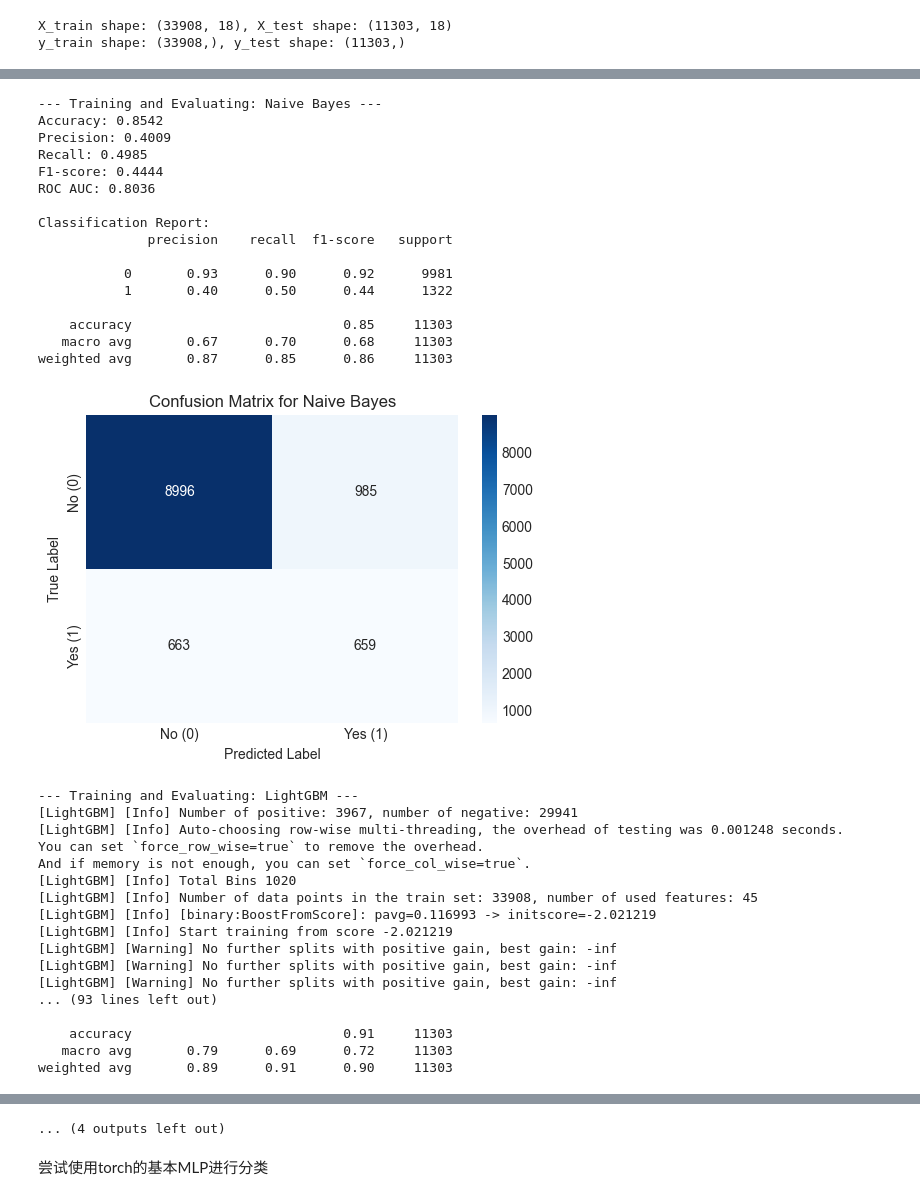
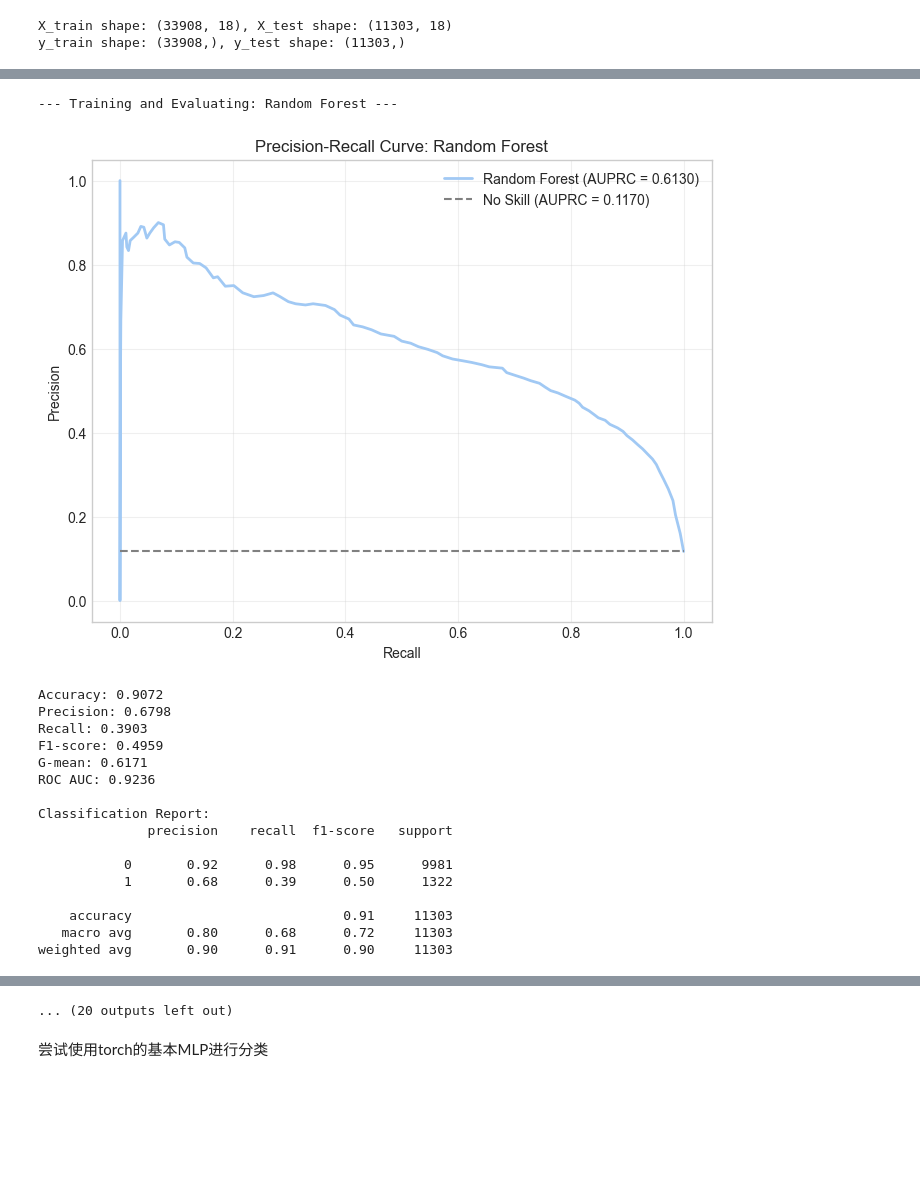
Before and after one commit to VivianOuou/Bank-Telemarketing, a Jupyter notebook: lxh/basline_log_processing.ipynb, the cells around one changed output, grey strips where cells are left out. Saved outputs shown, nothing was run; the diff lists cells and outputs as text; code cells hidden in the pictures; blank space fills up the shorter version.

```diff
--- a/lxh/basline_log_processing.ipynb
+++ b/lxh/basline_log_processing.ipynb
@@ -335,18 +387,31 @@ for model_name, model in models.items():
     recall = recall_score(y_test, y_pred, zero_division=0)
     f1 = f1_score(y_test, y_pred, zero_division=0)
 
+
+    # 添加G-mean评估
+    g_mean = g_mean_score(y_test, y_pred)
+
+    # 添加PR曲线和AUPRC计算
+    auprc = np.nan
+    if y_pred_proba is not None:
+        auprc = plot_pr_curve(y_test, y_pred_proba, model_name)
+
+
     results[model_name] = {
         "Accuracy": accuracy,
         "Precision": precision,
         "Recall": recall,
         "F1-score": f1,
-        "ROC AUC": roc_auc
+        "ROC AUC": roc_auc,
+        "G-mean": g_mean,  # 添加G-mean到结果
+        "AUPRC": auprc     # 添加AUPRC到结果
     }
 
     print(f"Accuracy: {accuracy:.4f}")
     print(f"Precision: {precision:.4f}")
     print(f"Recall: {recall:.4f}")
     print(f"F1-score: {f1:.4f}")
+    print(f"G-mean: {g_mean:.4f}")  # 打印G-mean
     if not np.isnan(roc_auc):
         print(f"ROC AUC: {roc_auc:.4f}")
     else:
@@ -437,34 +472,18 @@ weighted avg       0.89      0.90      0.89     11303
---- Training and Evaluating: Naive Bayes ---
-Accuracy: 0.8542
-Precision: 0.4009
-Recall: 0.4985
-F1-score: 0.4444
-ROC AUC: 0.8036
-
-Classification Report:
-              precision    recall  f1-score   support
-
-           0       0.93      0.90      0.92      9981
-           1       0.40      0.50      0.44      1322
-
-    accuracy                           0.85     11303
-   macro avg       0.67      0.70      0.68     11303
-weighted avg       0.87      0.85      0.86     11303
+--- Training and Evaluating: Random Forest ---
-[figure, old version]
+[figure, new version]
---- Training and Evaluating: LightGBM ---
-[LightGBM] [Info] Number of positive: 3967, number of negative: 29941
-[LightGBM] [Info] Auto-choosing row-wise multi-threading, the overhead of testing was 0.001248 seconds.
-You can set `force_row_wise=true` to remove the overhead.
-And if memory is not enough, you can set `force_col_wise=true`.
-[LightGBM] [Info] Total Bins 1020
-[LightGBM] [Info] Number of data points in the train set: 33908, number of used features: 45
-[LightGBM] [Info] [binary:BoostFromScore]: pavg=0.116993 -> initscore=-2.021219
-[LightGBM] [Info] Start training from score -2.021219
-[LightGBM] [Warning] No further splits with positive gain, best gain: -inf
-[LightGBM] [Warning] No further splits with positive gain, best gain: -inf
-[LightGBM] [Warning] No further splits with positive gain, best gain: -inf
-... (93 lines left out)
+Accuracy: 0.9072
+Precision: 0.6798
+Recall: 0.3903
+F1-score: 0.4959
+G-mean: 0.6171
+ROC AUC: 0.9236
+
+Classification Report:
+              precision    recall  f1-score   support
+
+           0       0.92      0.98      0.95      9981
+           1       0.68      0.39      0.50      1322
 
     accuracy                           0.91     11303
-   macro avg       0.79      0.69      0.72     11303
-weighted avg       0.89      0.91      0.90     11303
+   macro avg       0.80      0.68      0.72     11303
+weighted avg       0.90      0.91      0.90     11303
@@ -472,4 +491,4 @@ weighted avg       0.89      0.91      0.90     11303
-... (4 outputs left out)
+... (20 outputs left out)
 # %% [markdown]
 尝试使用torch的基本MLP进行分类
 # %%
```
Also changed, not shown: parts of 10 cells of this notebook, 3 other files.
